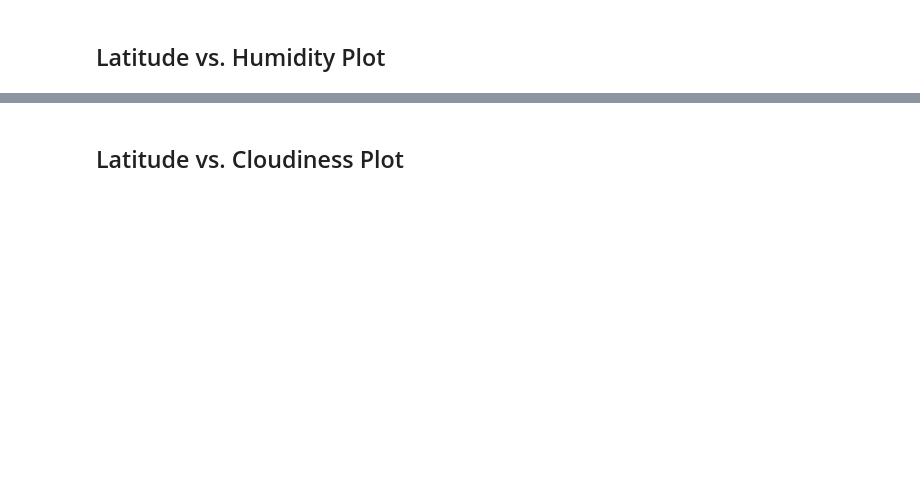
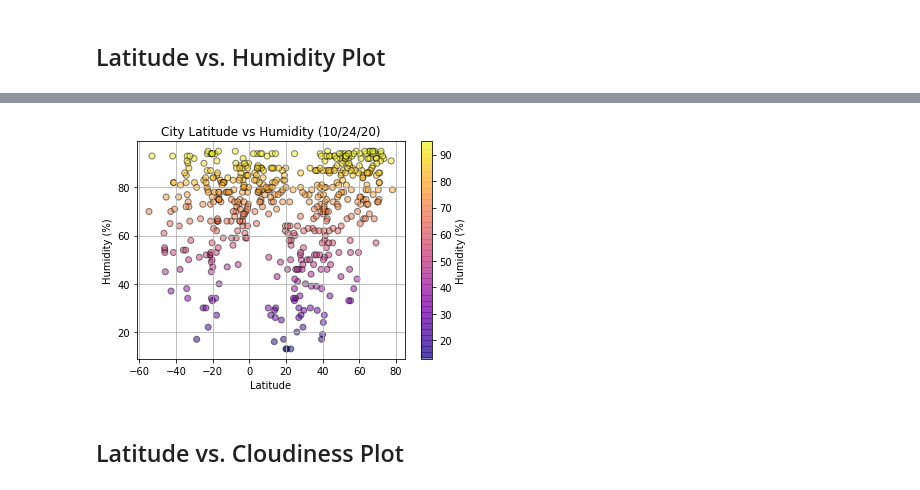
Before and after one commit to SwervingMage86/python-api-challenge, a Jupyter notebook: WeatherPy/weatherpy.ipynb, the cells around one changed output, grey strips where cells are left out. Cells and saved outputs as stored; diff of their text form; code cells hidden in the pictures; blank space fills up the shorter version.

```diff
--- a/WeatherPy/weatherpy.ipynb
+++ b/WeatherPy/weatherpy.ipynb
@@ -211,2 +226,17 @@ Int64Index([], dtype='int64')
+# %%
+plt.scatter(clean_city_df['Latitude'],
+            clean_city_df['Humidity'],
+            c=clean_city_df['Humidity'],
+            cmap = 'plasma',
+            alpha=0.5,
+            edgecolors='black')
+plt.grid()
+plt.colorbar().set_label('Humidity (%)')
+plt.xlabel('Latitude')
+plt.ylabel('Humidity (%)')
+plt.title(f'City Latitude vs Humidity ({today.strftime("%m/%d/%y")})')
+plt.show()
+# %% [output]
+[figure, added]
 # %% [markdown]
 ## Latitude vs. Cloudiness Plot
```
Also changed, not shown: parts of 12 cells of this notebook.
